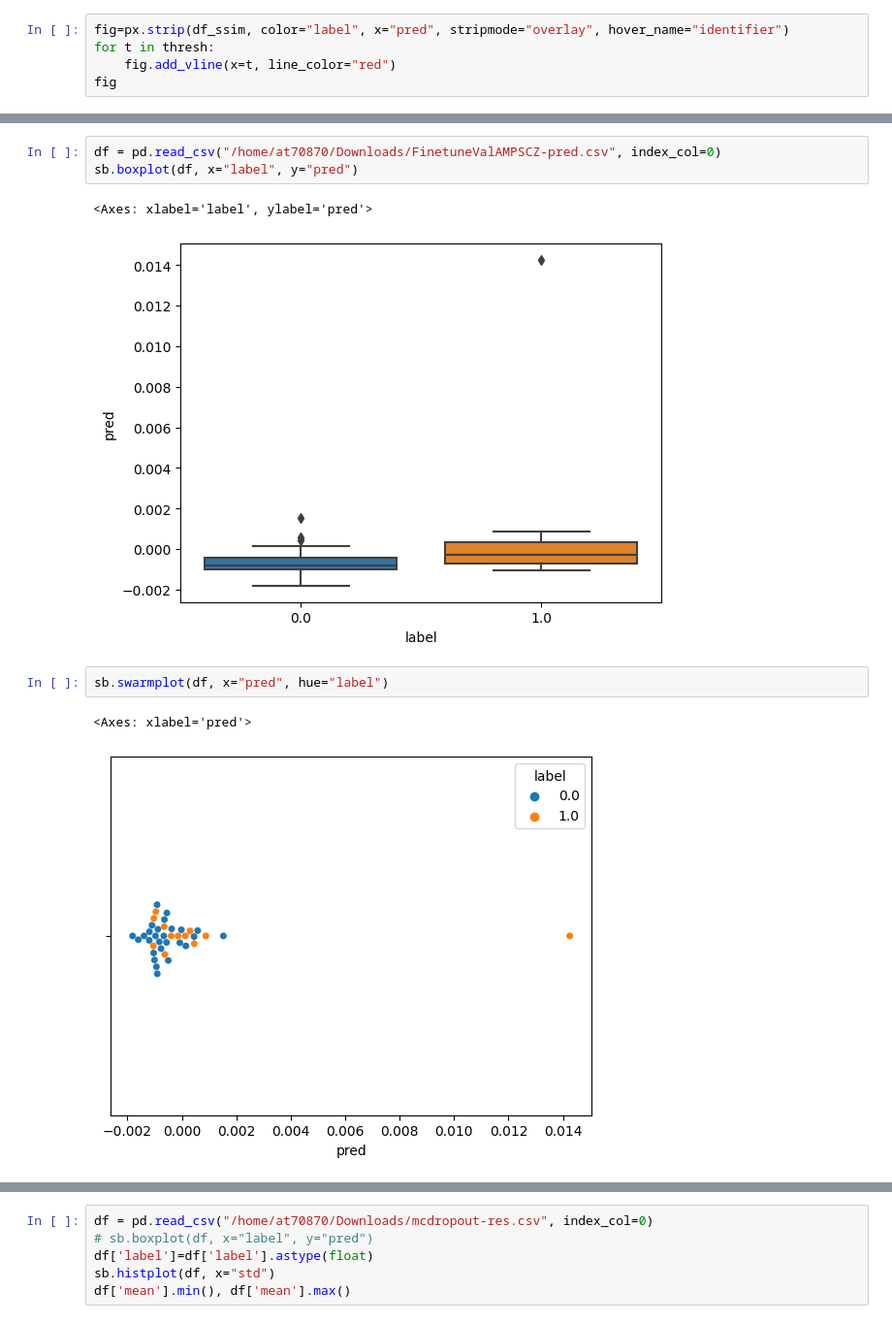
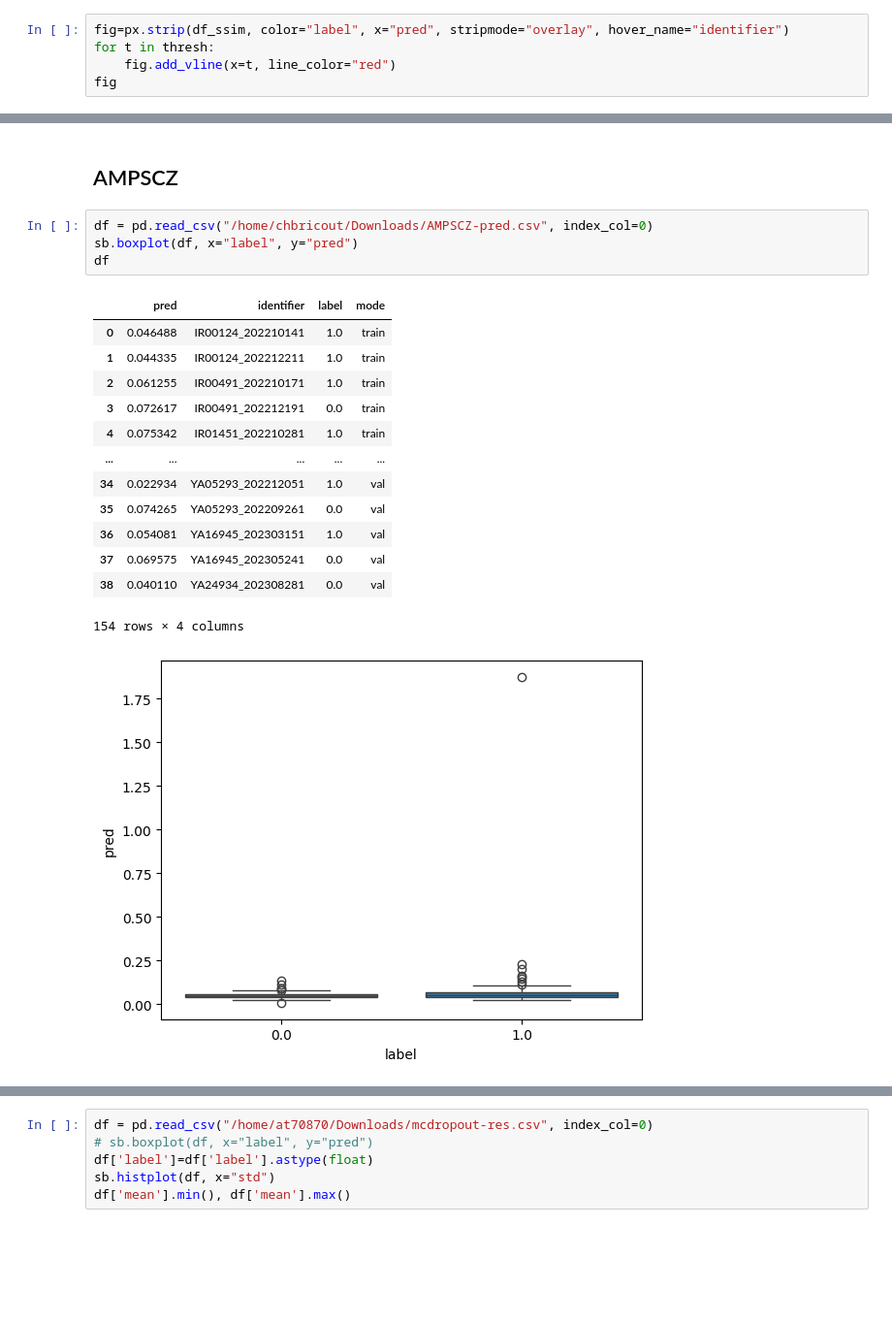
Before and after one commit to chbricout/motiondetector, a Jupyter notebook: notebooks/classifier.ipynb, the cells around one changed output, grey strips where cells are left out. Shown at 97% size. Drawn from its saved outputs; the diff is of its cells as text; blank space fills up the shorter version.

```diff
--- a/notebooks/classifier.ipynb
+++ b/notebooks/classifier.ipynb
@@ -105,11 +71,21 @@ print(bad_preds.to_string())
+# %% [markdown]
+## AMPSCZ
 # %%
-df = pd.read_csv("/home/at70870/Downloads/FinetuneValAMPSCZ-pred.csv", index_col=0)
+df = pd.read_csv("/home/chbricout/Downloads/AMPSCZ-pred.csv", index_col=0)
 sb.boxplot(df, x="label", y="pred")
+df
 # %% [output]
+|  | pred | identifier | label | mode |
+| 0 | 0.046488 | IR00124_202210141 | 1.0 | train |
+| 1 | 0.044335 | IR00124_202212211 | 1.0 | train |
+| 2 | 0.061255 | IR00491_202210171 | 1.0 | train |
+| 3 | 0.072617 | IR00491_202212191 | 0.0 | train |
+| 4 | 0.075342 | IR01451_202210281 | 1.0 | train |
+| ... | ... | ... | ... | ... |
+| 34 | 0.022934 | YA05293_202212051 | 1.0 | val |
+| 35 | 0.074265 | YA05293_202209261 | 0.0 | val |
+| 36 | 0.054081 | YA16945_202303151 | 1.0 | val |
+| 37 | 0.069575 | YA16945_202305241 | 0.0 | val |
+| 38 | 0.040110 | YA24934_202308281 | 0.0 | val |
-<Axes: xlabel='label', ylabel='pred'>
+154 rows × 4 columns
-[figure, old version]
+[figure, new version]
-# %%
-sb.swarmplot(df, x="pred", hue="label")
-# %% [output]
-<Axes: xlabel='pred'>
-[figure, removed]
```
Also changed, not shown: parts of 7 cells of this notebook, 5 other files.
